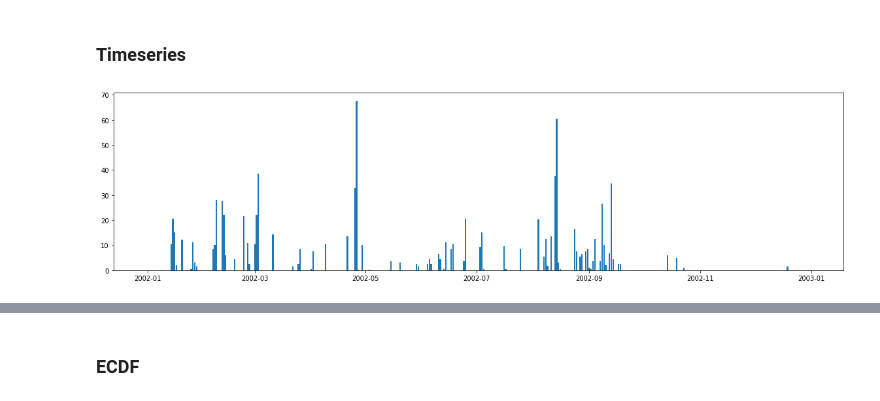
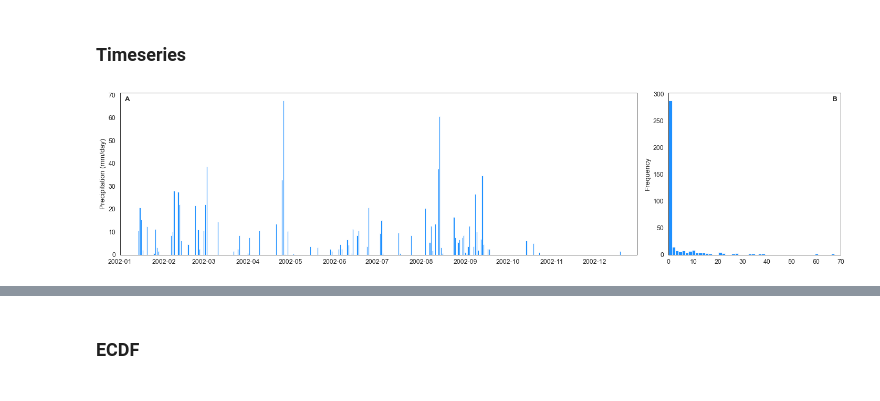
Before and after one commit to mgironamata/upper-indus-prec-bc, a Jupyter notebook: figures-correlation.ipynb, the cells around one changed output, grey strips where cells are left out. Cells and saved outputs as stored; diff of their text form; code cells hidden in the pictures.

```diff
--- a/figures-correlation.ipynb
+++ b/figures-correlation.ipynb
@@ -22,0 +44,11 @@ Length of clipped dataframe: 196997
+# %%
+st['bias'] = st['wrf_prcp'] - st['Prec']
+
+st.set_index('Date', inplace=True)
+st['year'] = st.index.year
+st['month'] = st.index.month
+st['season'] = st.apply(season, axis=1)
+
+st.reset_index(inplace=True)
+# %%
+seasons = st['season'].unique()
@@ -91,0 +350,12 @@ plt.show()
+# %%
+def aspect_categories(df):
+    if (df['aspect']>315) or (df['aspect']<=45):
+        return 'N'
+    elif (df['aspect']>45) and (df['aspect']<=135):
+        return 'E'
+    elif (df['aspect']>135) and (df['aspect']<=225):
+        return 'S'
+    elif (df['aspect']>225) and (df['aspect']<=315):
+        return 'W'
+
+st['aspect_cat'] = st.apply(aspect_categories, axis=1)
@@ -94,15 +420,33 @@ plt.show()
 # %%
 station = st['Station'].unique()[1]
 df_station = st[st['Station']==station]
 df_station.set_index('Date', inplace=True)
+
+sns.set_theme(context='paper', style='white', font_scale=1.4)
 
 start = '2002-01-01'
 end = '2002-12-31'
 data = df_station.loc[start:end]
 data.reset_index(inplace=True)
 
-fig = plt.subplots(figsize=(20,5))
-plt.bar(data['Date'], data['Prec'])
+fig, axes = plt.subplots(1,2,figsize=(20,5), gridspec_kw={'width_ratios': [3, 1]})
+
+ax1, ax2 = axes.flatten()
+
+ax1.bar(data['Date'], data['Prec'],color='dodgerblue')
+
+ax1.set_xlim([datetime.datetime.strptime(start, "%Y-%m-%d"),datetime.datetime.strptime(end, "%Y-%m-%d")])
+ax1.set_ylabel(f'Precipitation (mm/day)')
+
+ax2.hist(data['Prec'], bins=50, color='dodgerblue')
+ax2.set_ylabel('Frequency')
+ax2.set_xlim(-0.10,70)
+
+ax1.text(0.01, 0.95, "A", fontweight="bold", transform=ax1.transAxes)
+ax2.text(0.95, 0.95, "B", fontweight="bold", transform=ax2.transAxes)
+
+plt.tight_layout()
+plt.savefig(f'figures/time-series-{station}_{start}_{end}.png',dpi=300)
 plt.show()
 # %% [output]
-[figure, old version]
+[figure, new version]
```
Also changed, not shown: parts of 41 cells of this notebook, 47 other files.
